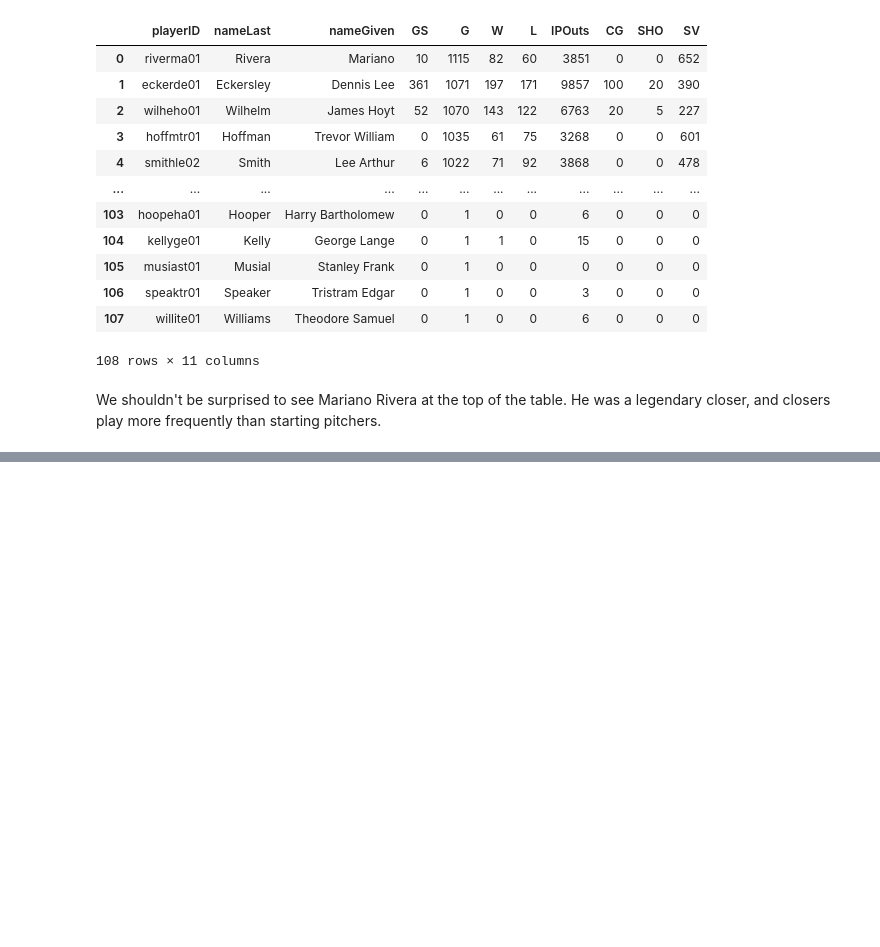
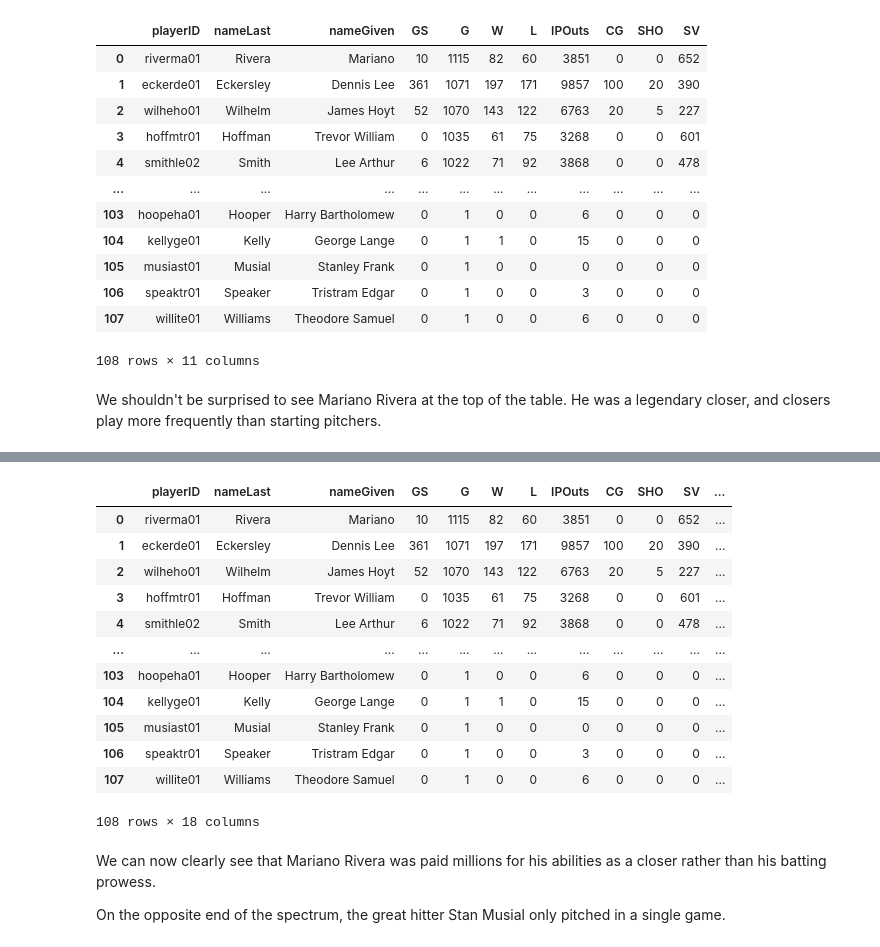
Before and after one commit to jccrews256/ST-554-HW-6, a Jupyter notebook: Homework_6_Part_I.ipynb, the cells around one changed output, grey strips where cells are left out. Saved outputs shown, nothing was run; the diff lists cells and outputs as text; code cells hidden in the pictures; blank space fills up the shorter version.

```diff
--- a/Homework_6_Part_I.ipynb
+++ b/Homework_6_Part_I.ipynb
@@ -104,0 +157,47 @@ We shouldn't be surprised to see Mariano Rivera at the top of the table. He was
+# %%
+# Constructing a SQL query to obtain career-level batting and pitching data for
+# each pitcher in the HoF
+get_pitcher_full_stats = """
+    SELECT Pitching.playerID, nameLast, nameGiven,
+        GS, G, W, L, IPOuts, CG, SHO, SV, AB, R, H, HR, RBI, BB, SO
+    FROM (SELECT playerID, sum(GS) as GS, sum(G) as G,
+            sum(W) as W, sum(L) as L, sum(IPOuts) as IPOuts,
+            sum(CG) as CG, sum(SHO) as SHO, sum(SV) as SV
+        FROM Pitching
+        GROUP BY playerID) Pitching
+    INNER JOIN (SELECT playerID
+                FROM HallOfFame
+                WHERE inducted = "Y")
+                HallOfFame on Pitching.playerID = HallOfFame.playerID
+    LEFT JOIN People on Pitching.playerID = People.playerID
+    LEFT JOIN (SELECT playerID, sum(AB) as AB, sum(R) as R,
+        sum(H) as H, sum(HR) as HR, sum(RBI) as RBI,
+        sum(BB) as BB, sum(SO) as SO
+        FROM Batting
+        GROUP BY playerID) Batting on Pitching.playerID = Batting.playerID
+    ORDER BY G DESC;
+    """
+
+# Reading career-level pitching and batting data into a data frame
+hof_pitcher_full_stats = pd.read_sql(get_pitcher_full_stats, con)
+
+# Printing the data frame
+hof_pitcher_full_stats
+# %% [output]
+|  | playerID | nameLast | nameGiven | GS | G | W | L | IPOuts | CG | SHO | SV | ... |
+| 0 | riverma01 | Rivera | Mariano | 10 | 1115 | 82 | 60 | 3851 | 0 | 0 | 652 | ... |
+| 1 | eckerde01 | Eckersley | Dennis Lee | 361 | 1071 | 197 | 171 | 9857 | 100 | 20 | 390 | ... |
+| 2 | wilheho01 | Wilhelm | James Hoyt | 52 | 1070 | 143 | 122 | 6763 | 20 | 5 | 227 | ... |
+| 3 | hoffmtr01 | Hoffman | Trevor William | 0 | 1035 | 61 | 75 | 3268 | 0 | 0 | 601 | ... |
+| 4 | smithle02 | Smith | Lee Arthur | 6 | 1022 | 71 | 92 | 3868 | 0 | 0 | 478 | ... |
+| ... | ... | ... | ... | ... | ... | ... | ... | ... | ... | ... | ... | ... |
+| 103 | hoopeha01 | Hooper | Harry Bartholomew | 0 | 1 | 0 | 0 | 6 | 0 | 0 | 0 | ... |
+| 104 | kellyge01 | Kelly | George Lange | 0 | 1 | 1 | 0 | 15 | 0 | 0 | 0 | ... |
+| 105 | musiast01 | Musial | Stanley Frank | 0 | 1 | 0 | 0 | 0 | 0 | 0 | 0 | ... |
+| 106 | speaktr01 | Speaker | Tristram Edgar | 0 | 1 | 0 | 0 | 3 | 0 | 0 | 0 | ... |
+| 107 | willite01 | Williams | Theodore Samuel | 0 | 1 | 0 | 0 | 6 | 0 | 0 | 0 | ... |
+108 rows × 18 columns
+# %% [markdown]
+We can now clearly see that Mariano Rivera was paid millions for his abilities as a closer rather than his batting prowess.
+
+On the opposite end of the spectrum, the great hitter Stan Musial only pitched in a single game.
```
Also changed, not shown: parts of 6 cells of this notebook.
